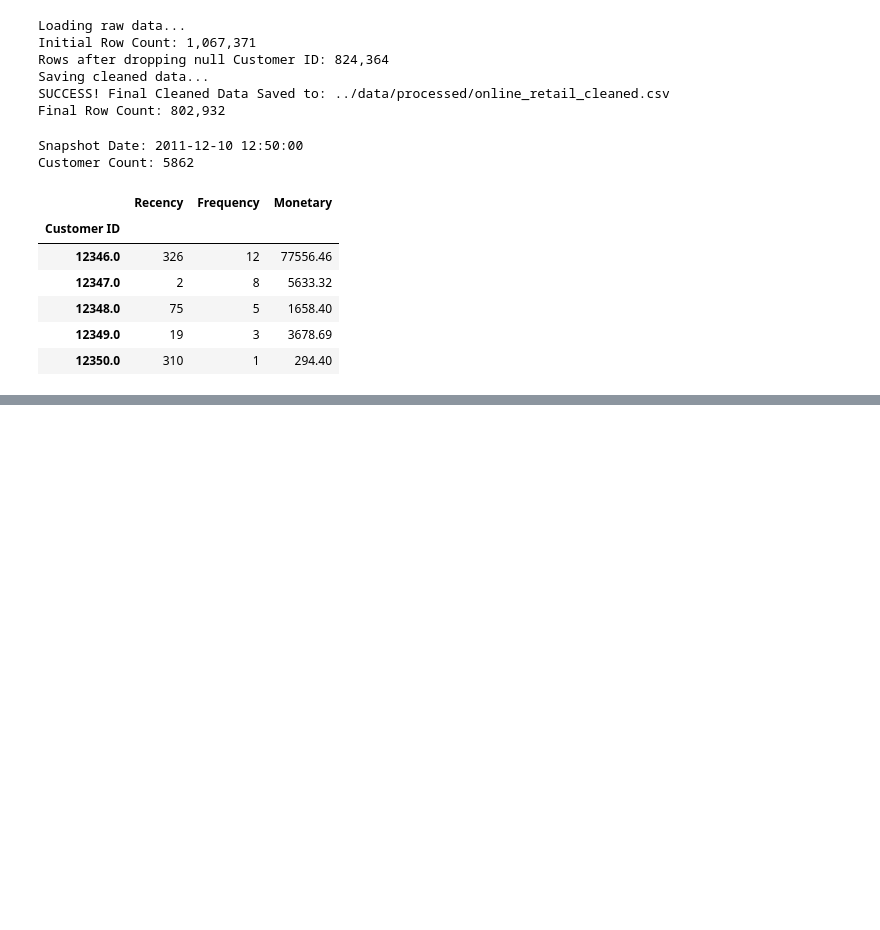
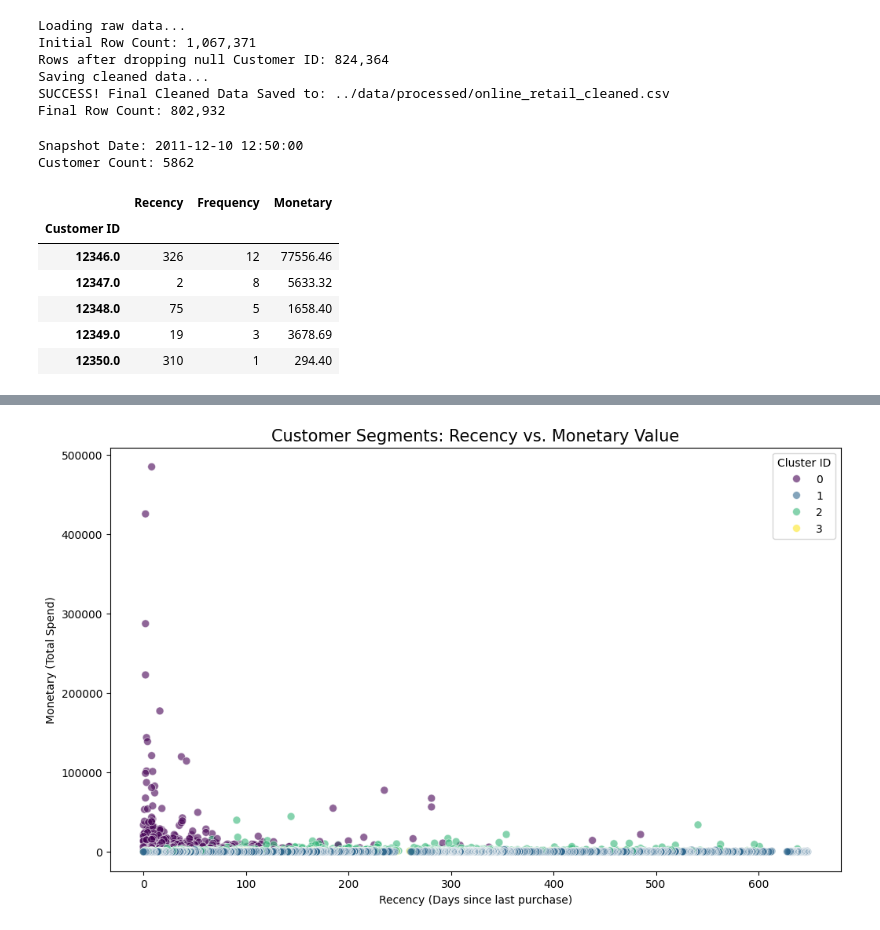
Before and after one commit to rishabhsingh7822/customer-retention-pro, a Jupyter notebook: notebooks/01_churn_analysis.ipynb, the cells around one changed output, grey strips where cells are left out. Saved outputs shown, nothing was run; the diff lists cells and outputs as text; code cells hidden in the pictures; blank space fills up the shorter version.

```diff
--- a/notebooks/01_churn_analysis.ipynb
+++ b/notebooks/01_churn_analysis.ipynb
@@ -727,0 +527,97 @@ In the above Classification report we got recall = 0.82 it means we got a 82% ch
+# %%
+# ============================================
+# KMEANS CLUSTERING + SNAKE PLOT
+# ============================================
+import seaborn as sns
+from sklearn.cluster import KMeans
+
+# --- PART 1: RUN KMEANS ---
+print("Running KMeans Clustering...")
+
+kmeans = KMeans(n_clusters=4, init='k-means++', random_state=42)
+cluster_labels = kmeans.fit_predict(rfm_scaled)
+
+# Add clusters to  dataframes
+rfm_enhanced['Cluster'] = cluster_labels
+rfm_enhanced['Cluster'] = rfm_enhanced['Cluster'].astype(int)
+
+print("Clusters assigned!")
+print(rfm_enhanced['Cluster'].value_counts().sort_index())
+
+# --- PART 2: INTERPRETATION TABLE ---
+cluster_summary = rfm_enhanced.groupby('Cluster').agg({
+    'Recency':   'mean',
+    'Frequency': 'mean',
+    'Monetary':  'mean',
+    'Cluster':   'count'
+}).rename(columns={'Cluster': 'Count'})
+
+print("\nCustomer Segments Profile:")
+display(cluster_summary.round(2))
+
+# --- PART 3: SCATTER PLOT ---
+plt.figure(figsize=(12, 7))
+sns.scatterplot(
+    data=rfm_enhanced,
+    x='Recency',
+    y='Monetary',
+    hue='Cluster',
+    palette='viridis',
+    s=50,
+    alpha=0.6
+)
+plt.title('Customer Segments: Recency vs. Monetary Value', fontsize=15)
+plt.xlabel('Recency (Days since last purchase)')
+plt.ylabel('Monetary (Total Spend)')
+plt.legend(title='Cluster ID')
+plt.show()
+
+# --- PART 4: SNAKE PLOT ---
+# Cluster name mapping
+cluster_map = {
+    2: 'The Best (Champions)',
+    3: 'The Potentials (New)',
+    1: 'Slipping Away (Loyal)',
+    0: 'At-Risk (Low-Value)'
+}
+
+# Build normalized dataframe for snake plot
+df_normalized = pd.DataFrame(
+    rfm_scaled[['Recency', 'Frequency', 'Monetary']].values,
+    columns=['Recency', 'Frequency', 'Monetary']
+)
+df_normalized['Cluster'] = rfm_enhanced['Cluster'].map(cluster_map).values
+df_normalized['Cluster'] = df_normalized['Cluster'].fillna('Other')
+
+print("\nCluster distribution:")
+print(df_normalized['Cluster'].value_counts())
+
+# Melt for plotting
+df_melt = pd.melt(
+    df_normalized.reset_index(),
+    id_vars=['Cluster'],
+    value_vars=['Recency', 'Frequency', 'Monetary'],
+    var_name='Metric',
+    value_name='Value'
+)
+
+# Plot
+plt.figure(figsize=(12, 6))
+sns.lineplot(
+    x='Metric',
+    y='Value',
+    hue='Cluster',
+    data=df_melt,
+    palette='viridis',
+    marker='o'
+)
+plt.title('Snake Plot of RFM Segments: Customer Profiles', fontsize=15)
+plt.xlabel('RFM Metric')
+plt.ylabel('Normalized Value (Z-Score)')
+plt.legend(title='Segment Strategy', bbox_to_anchor=(1.05, 1), loc='upper left')
+plt.grid(True, linestyle='--', alpha=0.5)
+plt.tight_layout()
+plt.show()
+
+print("\nClustering & Snake Plot Complete!")
+# %% [output]
@@ -727,0 +640 @@ In the above Classification report we got recall = 0.82 it means we got a 82% ch
+[figure, added]
```
Also changed, not shown: parts of 12 cells of this notebook, 9 other files.
